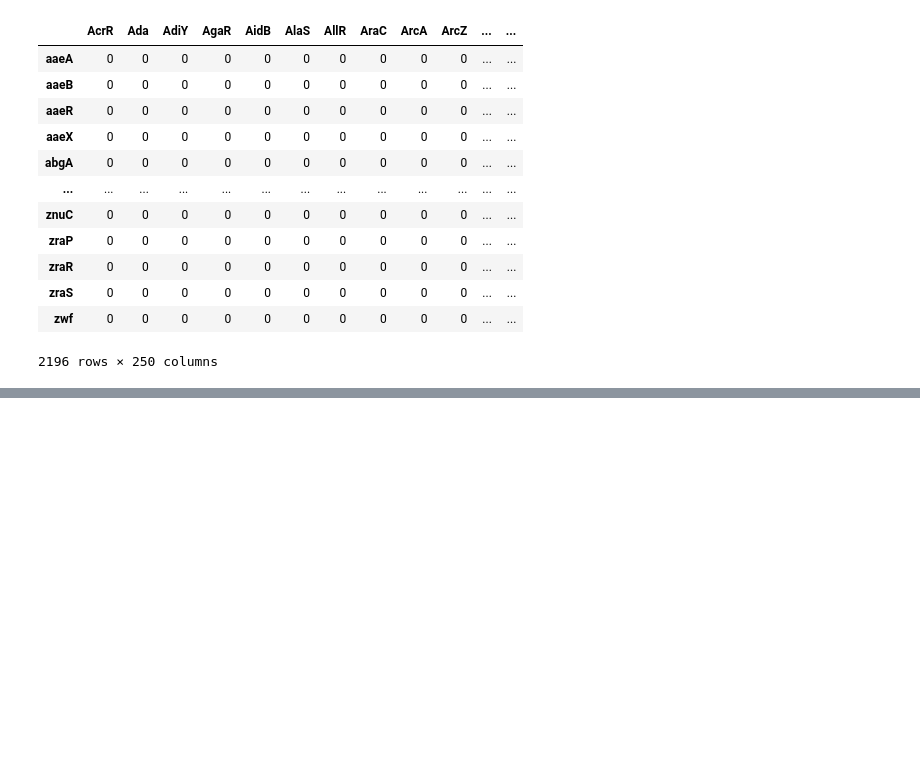
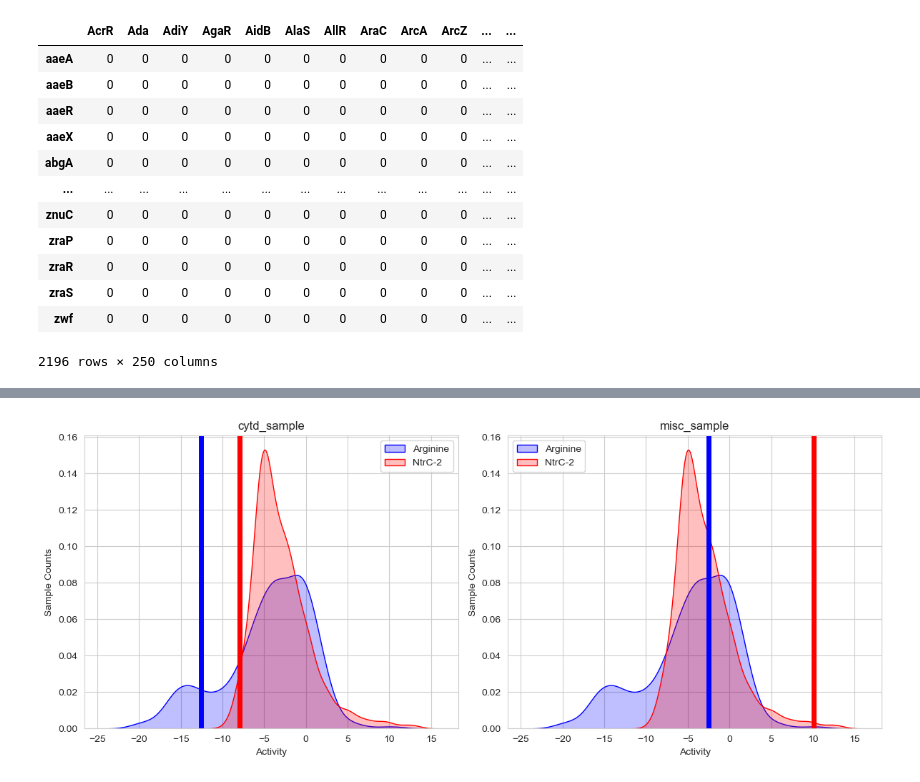
Before and after one commit to SBRG/Bacterial_TRN_Dominance_and_Independence, a Jupyter notebook: Figure_4_Regulon_Captured/Figure_4_ArgR.ipynb, the cells around one changed output, grey strips where cells are left out. Drawn from its saved outputs; the diff is of its cells as text; code cells hidden in the pictures; blank space fills up the shorter version.

```diff
--- a/Figure_4_Regulon_Captured/Figure_4_ArgR.ipynb
+++ b/Figure_4_Regulon_Captured/Figure_4_ArgR.ipynb
@@ -61,0 +100,34 @@ RegulonDB_TRN
+# %%
+import seaborn as sns
+import matplotlib.pyplot as plt
+
+samples = [['p1k_00167','p1k_00168'],'p1k_00049']
+
+# Create a figure with two subplots side by side
+fig, axs = plt.subplots(1, 2, figsize=(12, 5))  # 1 row, 2 columns
+
+# Plot for Sample 1
+sns.kdeplot(argA, color='blue', label='Arginine', ax=axs[0], fill=True)
+sns.kdeplot(ntrcA, color='red', label='NtrC-2', ax=axs[0], fill=True)
+axs[0].axvline(precise1k.A[samples[0]].loc['Arginine'].mean(), color='blue', linewidth=5)
+axs[0].axvline(precise1k.A[samples[0]].loc['NtrC-2'].mean(), color='red', linewidth=5)
+axs[0].set_xlabel("Activity")
+axs[0].set_ylabel("Sample Counts")
+axs[0].legend()
+axs[0].set_title("cytd_sample")
+
+# Plot for Sample 2
+sns.kdeplot(argA, color='blue', label='Arginine', ax=axs[1], fill=True)
+sns.kdeplot(ntrcA, color='red', label='NtrC-2', ax=axs[1], fill=True)
+axs[1].axvline(precise1k.A[samples[1]].loc['Arginine'], color='blue', linewidth=5)
+axs[1].axvline(precise1k.A[samples[1]].loc['NtrC-2'], color='red', linewidth=5)
+axs[1].set_xlabel("Activity")
+axs[1].set_ylabel("Sample Counts")
+axs[1].legend()
+axs[1].set_title("misc_sample")
+
+# Adjust layout and display the plot
+plt.tight_layout()
+plt.show()
+# %% [output]
+[figure, added]
```
Also changed, not shown: parts of 2 cells of this notebook.
